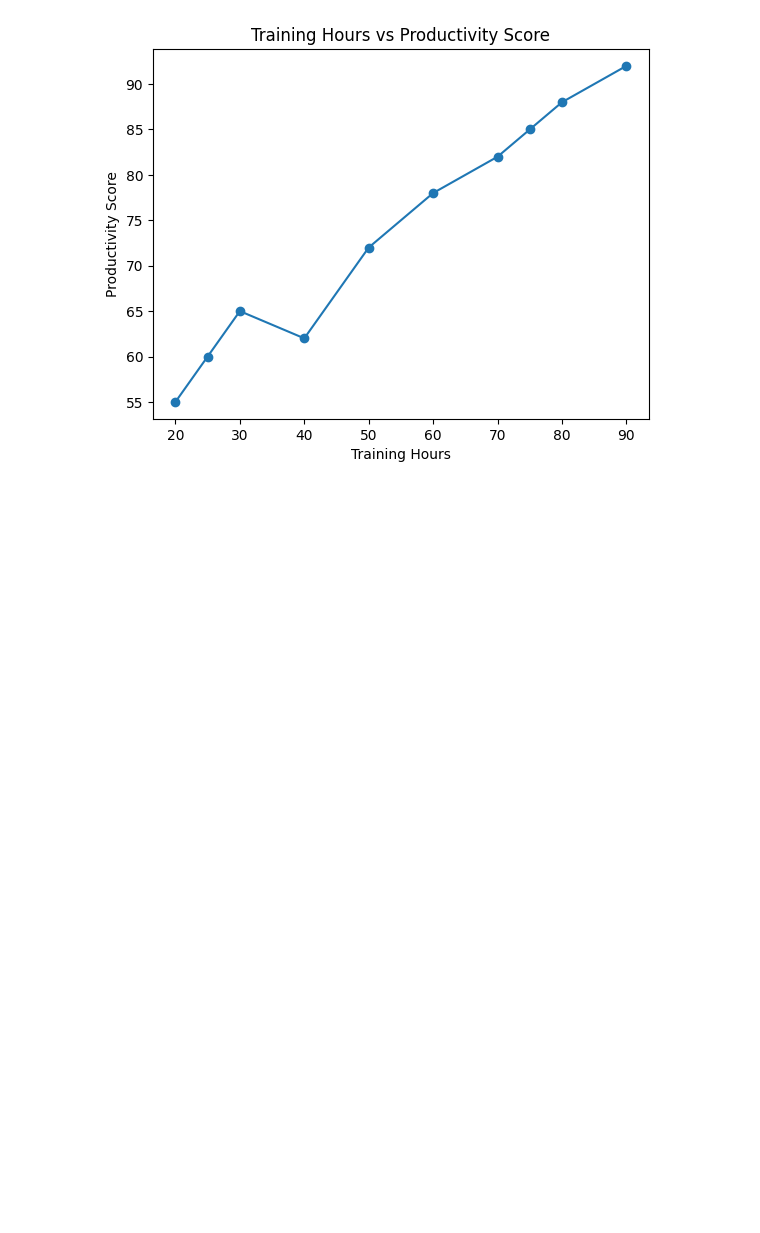
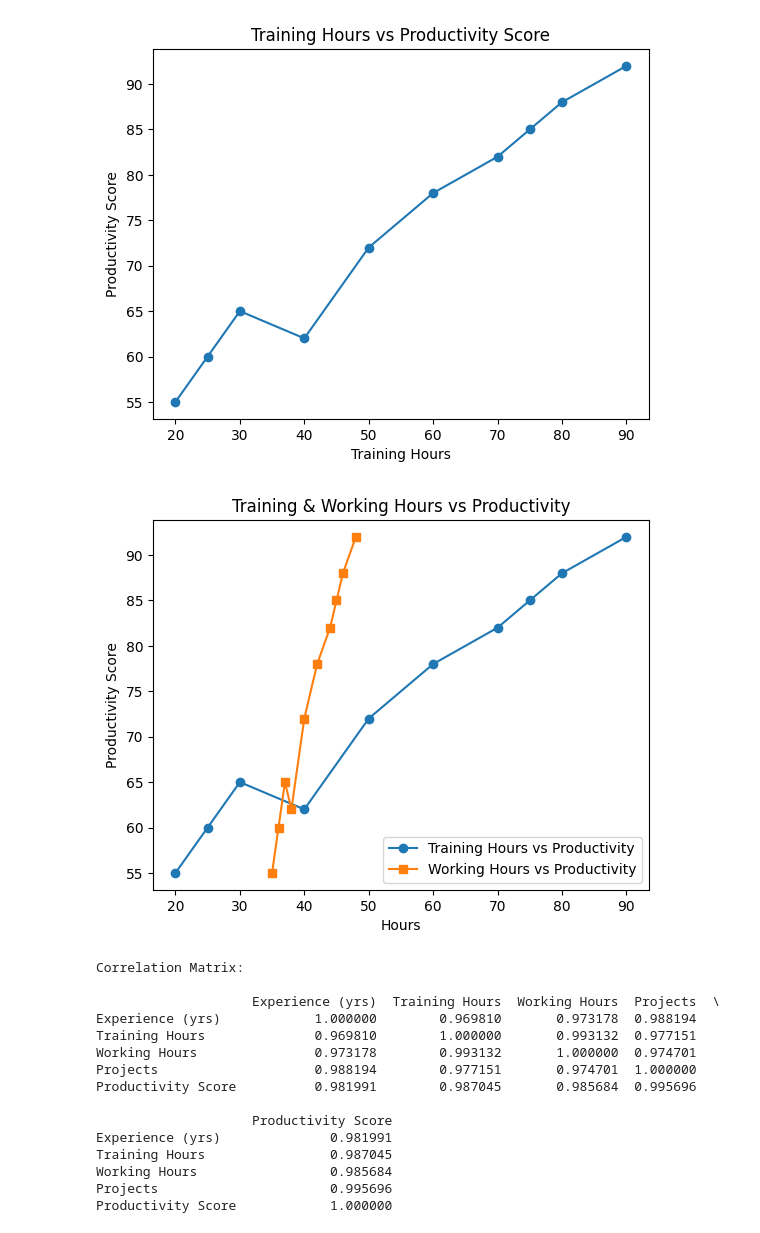
Before and after one commit to seshadrite/aimlexercises, a Jupyter notebook: exercise1.ipynb, the cells around one changed output. Cells and saved outputs as stored; diff of their text form; code cells hidden in the pictures; blank space fills up the shorter version.

```diff
--- a/exercise1.ipynb
+++ b/exercise1.ipynb
@@ -74,2 +74,45 @@ plt.show()
 # %% [output]
 [figure]
+# %%
+#	Should the company increase training hours or working hours?
+
+# Sort data by productivity for smoother comparison
+training_sorted, productivity_sorted = zip(*sorted(zip(df['Training Hours'], df['Productivity Score'])))
+working_sorted, _ = zip(*sorted(zip(df['Working Hours'], df['Productivity Score'])))
+
+# Plot
+plt.figure()
+plt.plot(training_sorted, productivity_sorted, marker='o', label='Training Hours vs Productivity')
+plt.plot(working_sorted, productivity_sorted, marker='s', label='Working Hours vs Productivity')
+
+plt.xlabel("Hours")
+plt.ylabel("Productivity Score")
+plt.title("Training & Working Hours vs Productivity")
+plt.legend()
+plt.show()
+
+# -----------------------------
+# 1. Correlation analysis
+# -----------------------------
+print("Correlation Matrix:\n")
+print(df.corr())
+print("\n")
+
+#	Answer : Given the high colinearity between Training and Working Hours, and Training Hours has high influence over Producitivity, Training hours can be increased.
+# %% [output]
+[figure, added]
+Correlation Matrix:
+
+                    Experience (yrs)  Training Hours  Working Hours  Projects  \
+Experience (yrs)            1.000000        0.969810       0.973178  0.988194
+Training Hours              0.969810        1.000000       0.993132  0.977151
+Working Hours               0.973178        0.993132       1.000000  0.974701
+Projects                    0.988194        0.977151       0.974701  1.000000
+Productivity Score          0.981991        0.987045       0.985684  0.995696
+
+                    Productivity Score
+Experience (yrs)              0.981991
+Training Hours                0.987045
+Working Hours                 0.985684
+Projects                      0.995696
+Productivity Score            1.000000
```
Also changed, not shown: parts of 2 cells of this notebook.
